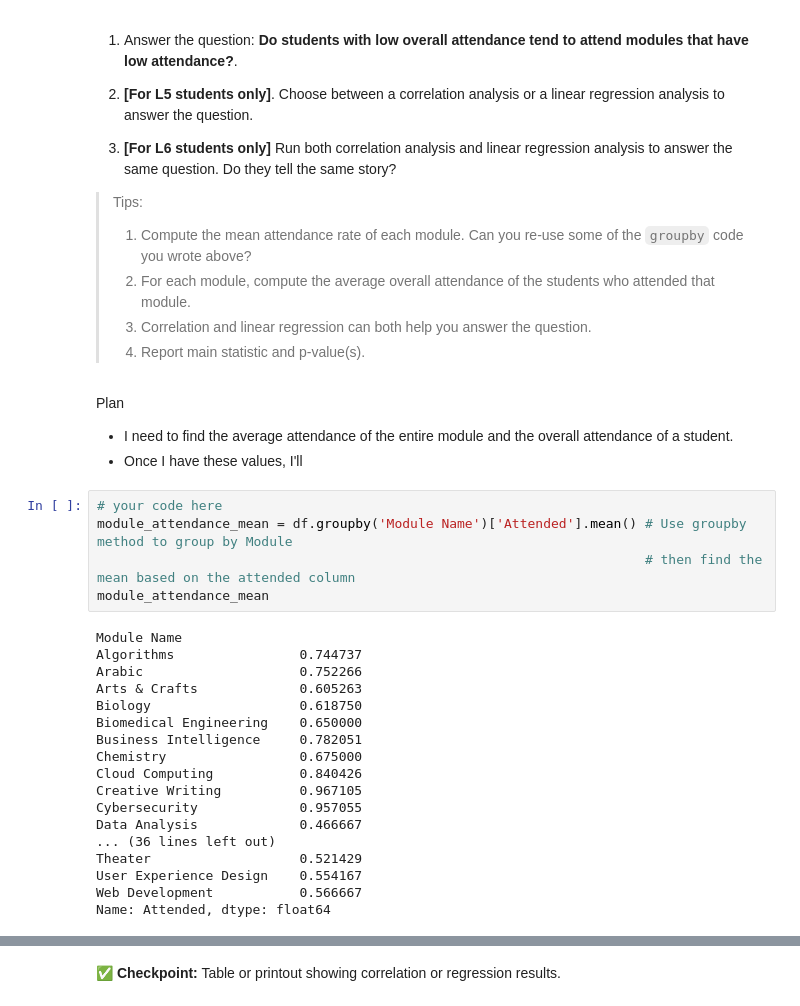
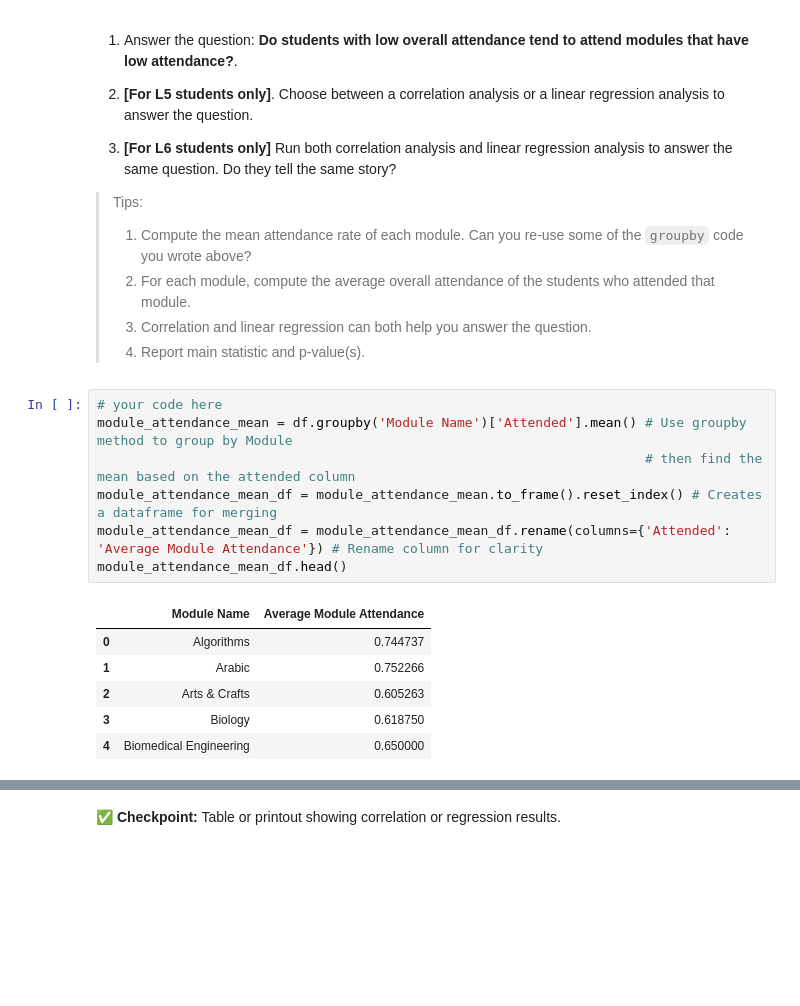
Before and after one commit to tobiade22/IDS_Summative_1, a Jupyter notebook: summative1-1.ipynb, the cells around one changed output, grey strips where cells are left out. Drawn from its saved outputs; the diff is of its cells as text; blank space fills up the shorter version.

```diff
--- a/summative1-1.ipynb
+++ b/summative1-1.ipynb
@@ -495,30 +498,17 @@ the attendance rate varied widely. Graphic Design has a short error bar, which s
 > 2. For each module, compute the average overall attendance of the students who attended that module.
 > 3. Correlation and linear regression can both help you answer the question.
 > 4. Report main statistic and p-value(s).
-# %% [markdown]
-Plan
-- I need to find the average attendance of the entire module and the overall attendance of a student.
-- Once I have these values, I'll
 # %%
 # your code here
 module_attendance_mean = df.groupby('Module Name')['Attended'].mean() # Use groupby method to group by Module
                                                                       # then find the mean based on the attended column
-module_attendance_mean
+module_attendance_mean_df = module_attendance_mean.to_frame().reset_index() # Creates a dataframe for merging
+module_attendance_mean_df = module_attendance_mean_df.rename(columns={'Attended': 'Average Module Attendance'}) # Rename column for clarity
+module_attendance_mean_df.head()
 # %% [output]
-Module Name
-Algorithms                0.744737
-Arabic                    0.752266
-Arts & Crafts             0.605263
-Biology                   0.618750
-Biomedical Engineering    0.650000
-Business Intelligence     0.782051
-Chemistry                 0.675000
-Cloud Computing           0.840426
-Creative Writing          0.967105
-Cybersecurity             0.957055
-Data Analysis             0.466667
-... (36 lines left out)
-Theater                   0.521429
-User Experience Design    0.554167
-Web Development           0.566667
-Name: Attended, dtype: float64
+|  | Module Name | Average Module Attendance |
+| 0 | Algorithms | 0.744737 |
+| 1 | Arabic | 0.752266 |
+| 2 | Arts & Crafts | 0.605263 |
+| 3 | Biology | 0.618750 |
+| 4 | Biomedical Engineering | 0.650000 |
```
Also changed, not shown: parts of 9 cells of this notebook, 1 other file.
